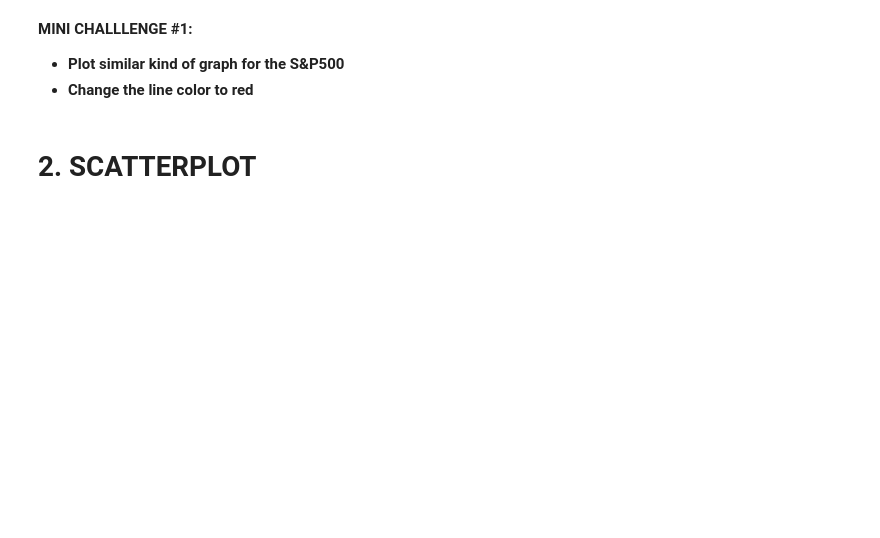
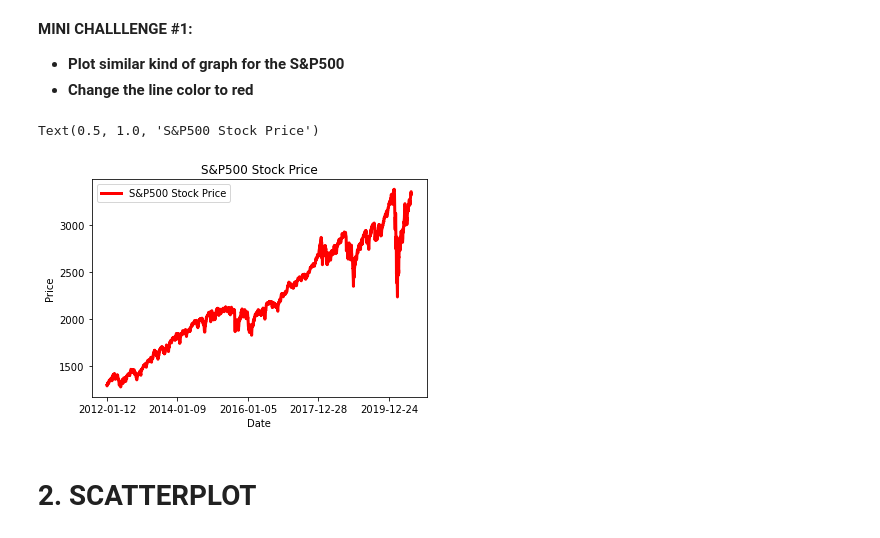
Before and after one commit to Ki-Sung/python_financial_analysis_and_machine_learning, a Jupyter notebook: Part1_Python_Programing_Fundamentals/9. Python 101 - Data Visualization with matplotlib.ipynb, the cells around one changed output. Cells and saved outputs as stored; diff of their text form; code cells hidden in the pictures; blank space fills up the shorter version.

```diff
--- a/Part1_Python_Programing_Fundamentals/9. Python 101 - Data Visualization with matplotlib.ipynb
+++ b/Part1_Python_Programing_Fundamentals/9. Python 101 - Data Visualization with matplotlib.ipynb
@@ -6,6 +35,16 @@
 **MINI CHALLLENGE #1:**
 - **Plot similar kind of graph for the S&P500**
 - **Change the line color to red**
+# %%
+# answer
+
+stock_df.plot(x="Date", y="sp500", label="S&P500 Stock Price", linewidth=3, color="red")
+plt.ylabel("Price")
+plt.legend()
+plt.title("S&P500 Stock Price")
+# %% [output]
+Text(0.5, 1.0, 'S&P500 Stock Price')
+[figure, added]
 # %% [markdown]
 # 2. SCATTERPLOT
 # %%
```
Also changed, not shown: parts of 15 cells of this notebook.
